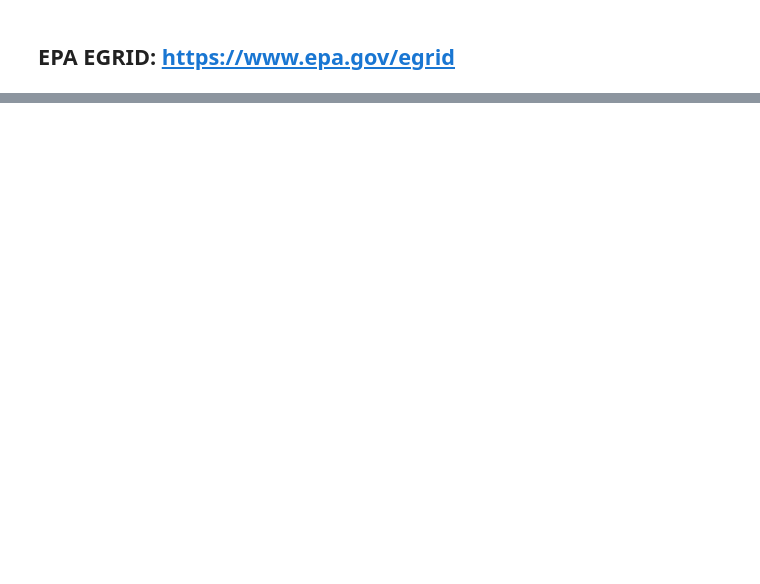
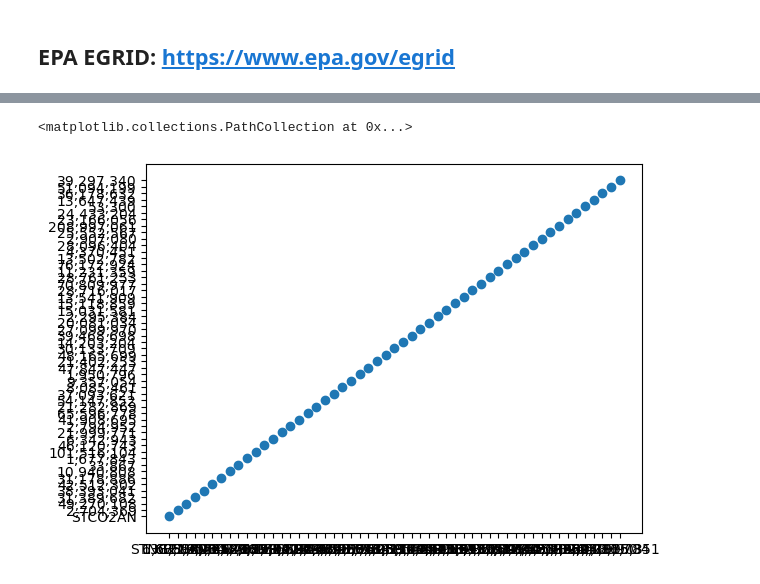
Before and after one commit to reilyfairchild/Data102_Final_Project, a Jupyter notebook: dataset_3_EDA.ipynb, the cells around one changed output, grey strips where cells are left out. Cells and saved outputs as stored; diff of their text form; code cells hidden in the pictures; blank space fills up the shorter version.

```diff
--- a/dataset_3_EDA.ipynb
+++ b/dataset_3_EDA.ipynb
@@ -48,0 +56,5 @@ egrid2023
+# %%
+plt.scatter(egrid2023['State annual net generation (MWh)'], egrid2023['State annual CO2 emissions (tons)'])
+# %% [output]
+<matplotlib.collections.PathCollection at 0x...>
+[figure, added]
```
Also changed, not shown: parts of 5 cells of this notebook.
